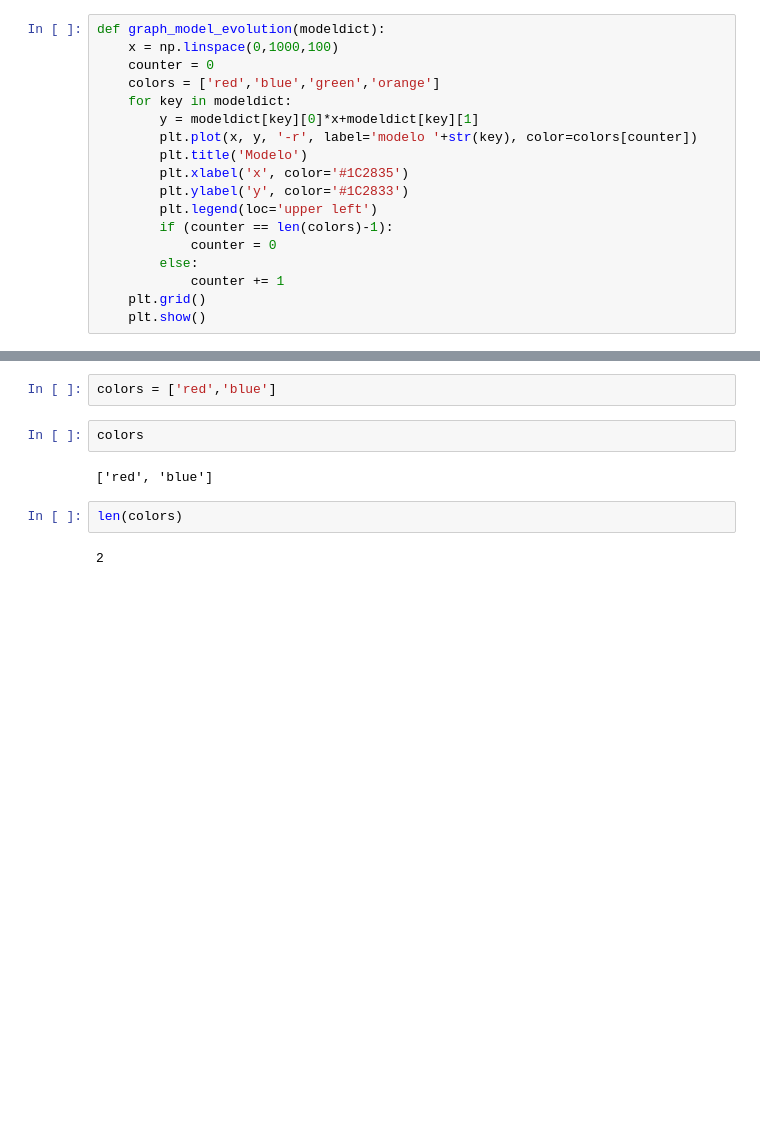
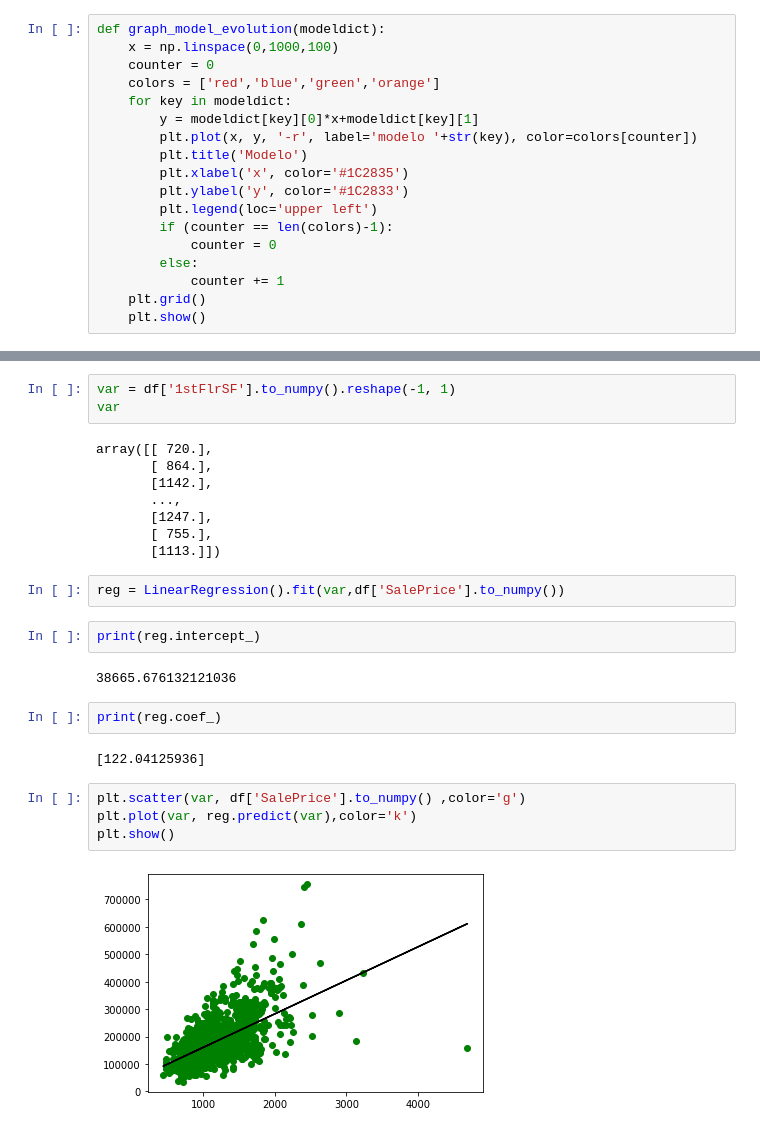
Before and after one commit to KevinMunoz19/ProyectoDCP, a Jupyter notebook: ProyectoFinal.ipynb, the cells around one changed output, grey strips where cells are left out. Saved outputs shown, nothing was run; the diff lists cells and outputs as text; blank space fills up the shorter version.

```diff
--- a/ProyectoFinal.ipynb
+++ b/ProyectoFinal.ipynb
@@ -201,10 +224,27 @@ graph_model_evolution(modelres)
-# %%
-colors = ['red','blue']
-# %%
-colors
-# %% [output]
-['red', 'blue']
-# %%
-len(colors)
-# %% [output]
-2
+# %%
+var = df['1stFlrSF'].to_numpy().reshape(-1, 1)
+var
+# %% [output]
+array([[ 720.],
+       [ 864.],
+       [1142.],
+       ...,
+       [1247.],
+       [ 755.],
+       [1113.]])
+# %%
+reg = LinearRegression().fit(var,df['SalePrice'].to_numpy())
+# %%
+print(reg.intercept_)
+# %% [output]
+38665.676132121036
+# %%
+print(reg.coef_)
+# %% [output]
+[122.04125936]
+# %%
+plt.scatter(var, df['SalePrice'].to_numpy() ,color='g')
+plt.plot(var, reg.predict(var),color='k')
+plt.show()
+# %% [output]
+[figure, added]
```
Also changed, not shown: parts of 22 cells of this notebook, 1 other file.
